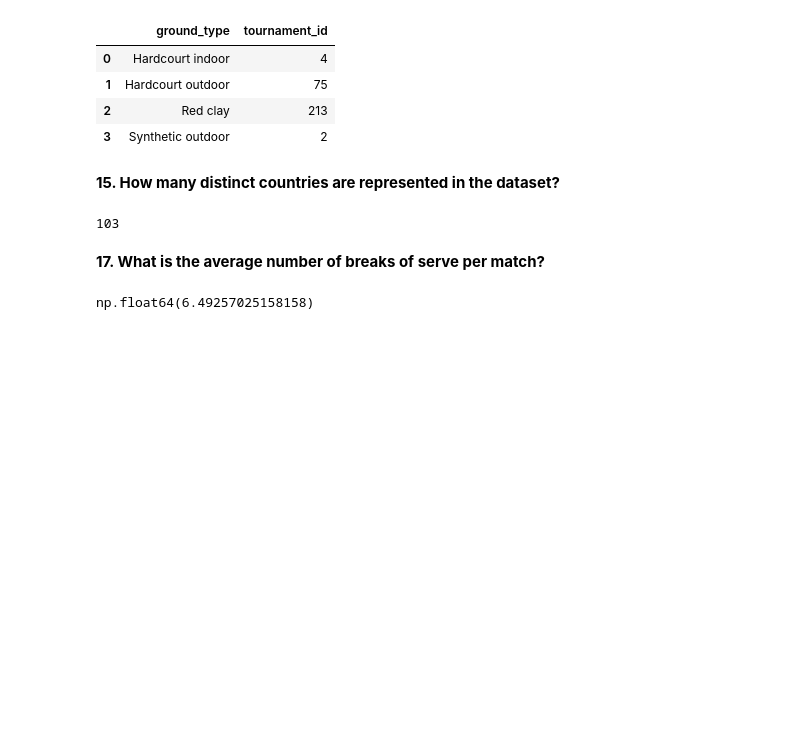
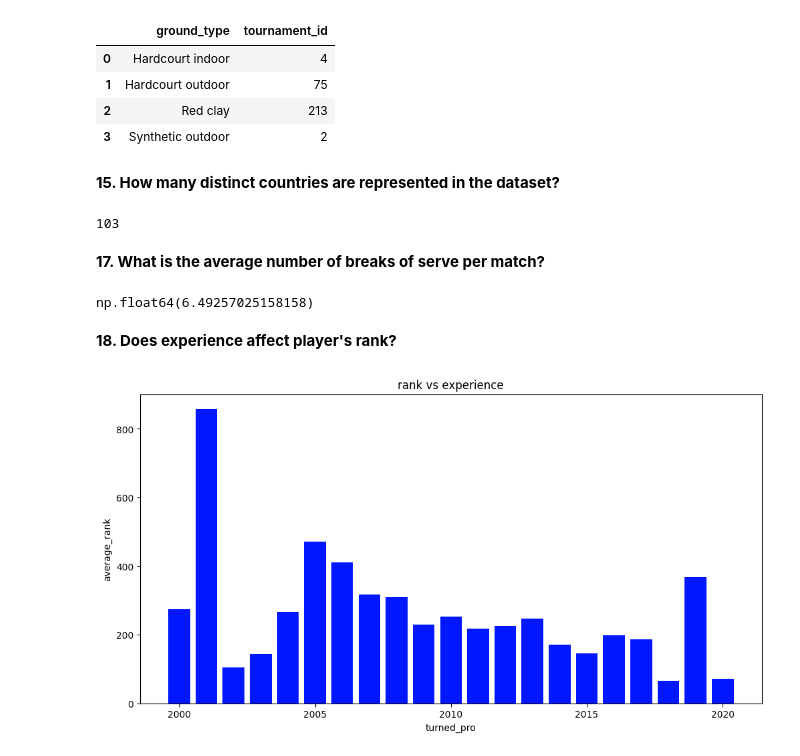
Before and after one commit to fahosseini79/project, a Jupyter notebook: 1.ipynb, the cells around one changed output. Cells and saved outputs as stored; diff of their text form; code cells hidden in the pictures; blank space fills up the shorter version.

```diff
--- a/1.ipynb
+++ b/1.ipynb
@@ -260,3 +260,20 @@ organized_period_info = period_info[period_info['statistic_name'] == 'break_poin
 organized_period_info['total'].mean()
 # %% [output]
 np.float64(6.49257025158158)
+# %% [markdown]
+**18. Does experience affect player's rank?**
+# %%
+match_away_team_info = pd.read_csv('project1/df/df_away_team_1.csv').drop_duplicates(subset='match_id', keep='first')
+match_home_team_info = pd.read_csv('project1/df/df_home_team_1.csv').drop_duplicates(subset='match_id', keep='first')
+total_team_info = pd.merge(match_away_team_info, match_home_team_info, how='outer')
+organized_team_info = total_team_info.groupby('turned_pro')['current_rank'].mean().reset_index()
+
+# Bar plot
+fig, (ax1) = plt.subplots(figsize=(12, 6))
+ax1.bar(organized_team_info['turned_pro'],organized_team_info['current_rank'], color='#0017FF')
+ax1.set_xlabel('turned_pro')
+ax1.set_ylabel('average_rank')
+ax1.set_title('rank vs experience')
+ax1.tick_params(axis='x', labelrotation=0)
+# %% [output]
+[figure, added]
```
Also changed, not shown: parts of 7 cells of this notebook, 2 other files.
